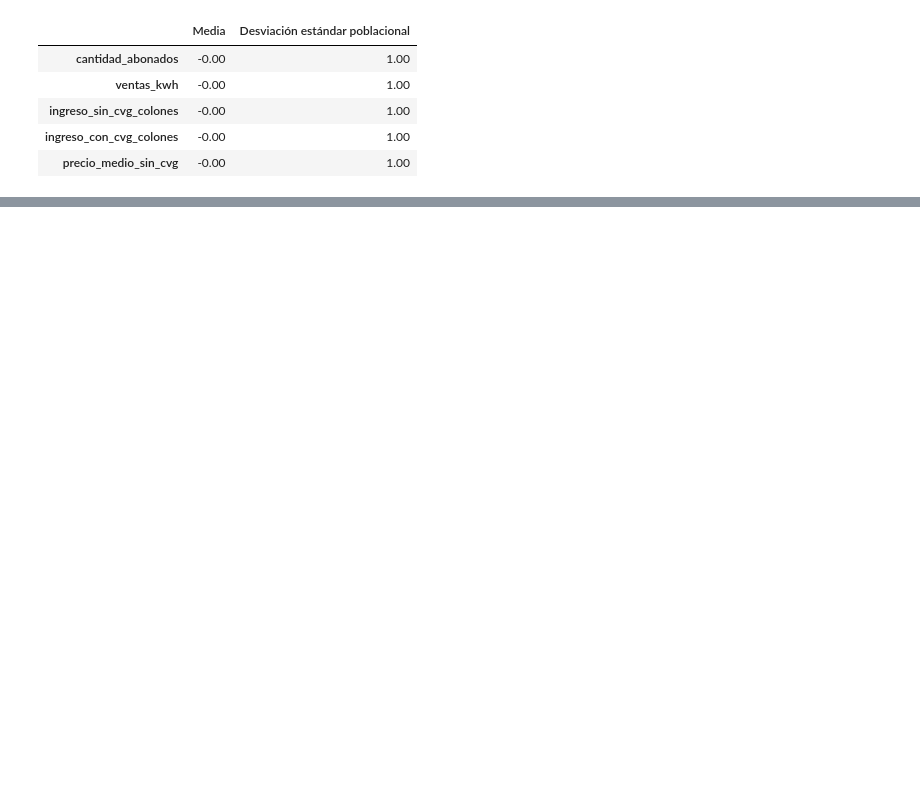
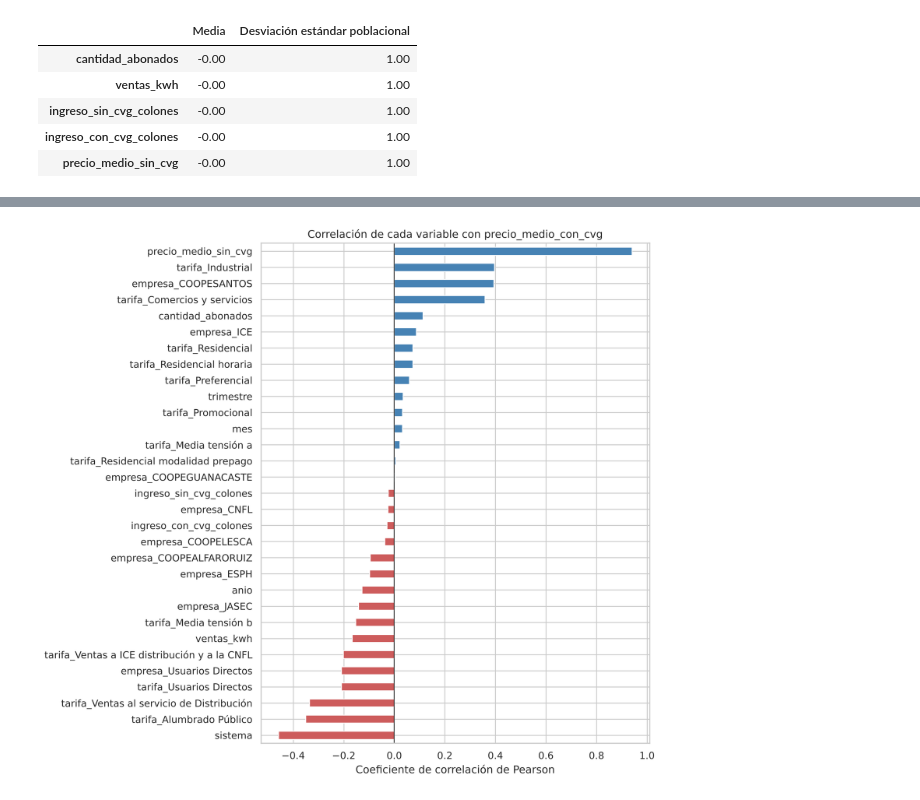
Before and after one commit to Sweetkriiz/Laboratorio4-main, a Jupyter notebook: lab4_IC2025.ipynb, the cells around one changed output, grey strips where cells are left out. Cells and saved outputs as stored; diff of their text form; code cells hidden in the pictures; blank space fills up the shorter version.

```diff
--- a/lab4_IC2025.ipynb
+++ b/lab4_IC2025.ipynb
@@ -745,0 +766,14 @@ display(pd.DataFrame({
+# %%
+# Correlación de todas las variables (incluidas las dummies) con el precio medio con CVG
+correlacion_precio = matriz_correlacion["precio_medio_con_cvg"].drop("precio_medio_con_cvg").sort_values()
+
+plt.figure(figsize=(10, 9))
+colores = ["indianred" if valor < 0 else "steelblue" for valor in correlacion_precio]
+correlacion_precio.plot(kind="barh", color=colores)
+plt.axvline(0, color="black", linewidth=0.8)
+plt.title("Correlación de cada variable con precio_medio_con_cvg")
+plt.xlabel("Coeficiente de correlación de Pearson")
+plt.tight_layout()
+plt.show()
+# %% [output]
+[figure, added]
```
Also changed, not shown: parts of 18 cells of this notebook, 1 other file.
